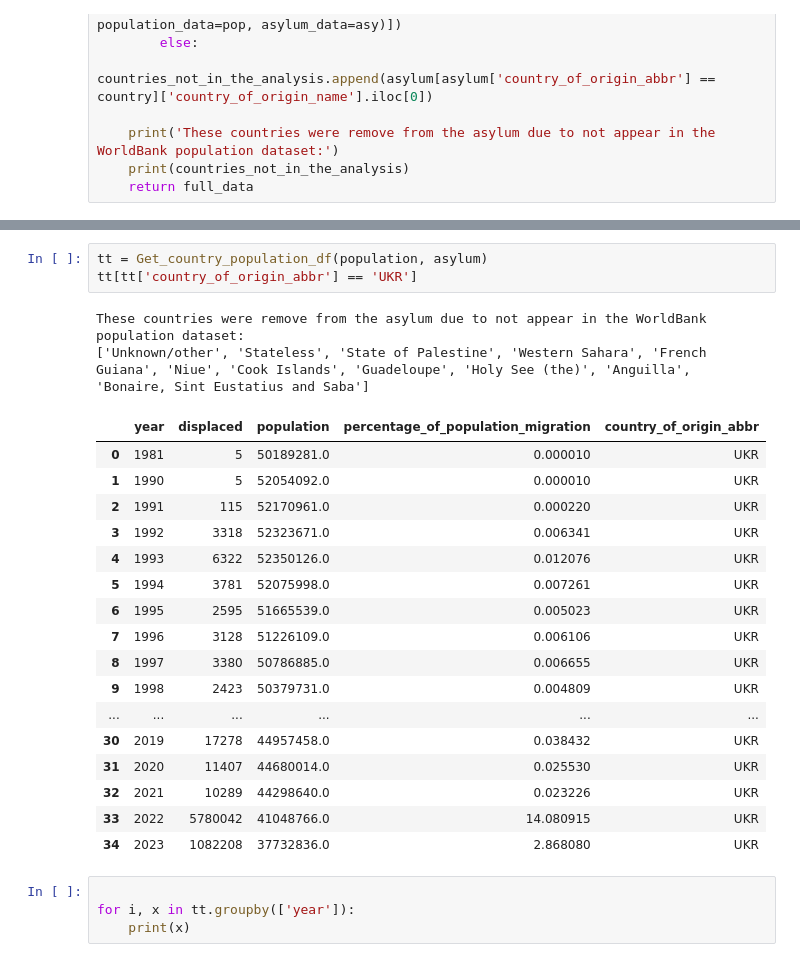
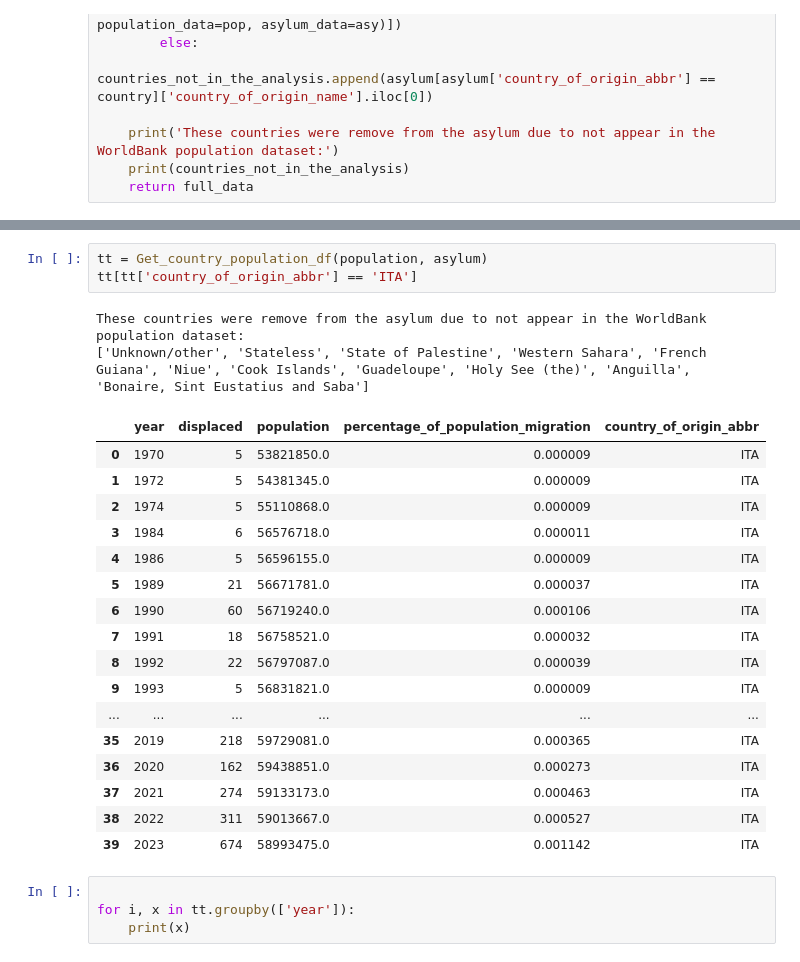
Before and after one commit to EuVV22/AsylumAnalysis, a Jupyter notebook: Asylum Analysis - 02 - Big Picture.ipynb, the cells around one changed output, grey strips where cells are left out. Saved outputs shown, nothing was run; the diff lists cells and outputs as text.

```diff
--- a/Asylum Analysis - 02 - Big Picture.ipynb
+++ b/Asylum Analysis - 02 - Big Picture.ipynb
@@ -61,26 +135,26 @@ asylum[asylum['country_of_origin_abbr'] == "UKR"]
 # %%
 tt = Get_country_population_df(population, asylum)
-tt[tt['country_of_origin_abbr'] == 'UKR']
+tt[tt['country_of_origin_abbr'] == 'ITA']
 # %% [output]
 These countries were remove from the asylum due to not appear in the WorldBank population dataset:
 ['Unknown/other', 'Stateless', 'State of Palestine', 'Western Sahara', 'French Guiana', 'Niue', 'Cook Islands', 'Guadeloupe', 'Holy See (the)', 'Anguilla', 'Bonaire, Sint Eustatius and Saba']
 |  | year | displaced | population | percentage_of_population_migration | country_of_origin_abbr |
-| 0 | 1981 | 5 | 50189281.0 | 0.000010 | UKR |
-| 1 | 1990 | 5 | 52054092.0 | 0.000010 | UKR |
-| 2 | 1991 | 115 | 52170961.0 | 0.000220 | UKR |
-| 3 | 1992 | 3318 | 52323671.0 | 0.006341 | UKR |
-| 4 | 1993 | 6322 | 52350126.0 | 0.012076 | UKR |
-| 5 | 1994 | 3781 | 52075998.0 | 0.007261 | UKR |
-| 6 | 1995 | 2595 | 51665539.0 | 0.005023 | UKR |
-| 7 | 1996 | 3128 | 51226109.0 | 0.006106 | UKR |
-| 8 | 1997 | 3380 | 50786885.0 | 0.006655 | UKR |
-| 9 | 1998 | 2423 | 50379731.0 | 0.004809 | UKR |
+| 0 | 1970 | 5 | 53821850.0 | 0.000009 | ITA |
+| 1 | 1972 | 5 | 54381345.0 | 0.000009 | ITA |
+| 2 | 1974 | 5 | 55110868.0 | 0.000009 | ITA |
+| 3 | 1984 | 6 | 56576718.0 | 0.000011 | ITA |
+| 4 | 1986 | 5 | 56596155.0 | 0.000009 | ITA |
+| 5 | 1989 | 21 | 56671781.0 | 0.000037 | ITA |
+| 6 | 1990 | 60 | 56719240.0 | 0.000106 | ITA |
+| 7 | 1991 | 18 | 56758521.0 | 0.000032 | ITA |
+| 8 | 1992 | 22 | 56797087.0 | 0.000039 | ITA |
+| 9 | 1993 | 5 | 56831821.0 | 0.000009 | ITA |
 | ... | ... | ... | ... | ... | ... |
-| 30 | 2019 | 17278 | 44957458.0 | 0.038432 | UKR |
-| 31 | 2020 | 11407 | 44680014.0 | 0.025530 | UKR |
-| 32 | 2021 | 10289 | 44298640.0 | 0.023226 | UKR |
-| 33 | 2022 | 5780042 | 41048766.0 | 14.080915 | UKR |
-| 34 | 2023 | 1082208 | 37732836.0 | 2.868080 | UKR |
+| 35 | 2019 | 218 | 59729081.0 | 0.000365 | ITA |
+| 36 | 2020 | 162 | 59438851.0 | 0.000273 | ITA |
+| 37 | 2021 | 274 | 59133173.0 | 0.000463 | ITA |
+| 38 | 2022 | 311 | 59013667.0 | 0.000527 | ITA |
+| 39 | 2023 | 674 | 58993475.0 | 0.001142 | ITA |
 # %%
 
 for i, x in tt.groupby(['year']):
```
Also changed, not shown: parts of 14 cells of this notebook, 6 other files.
